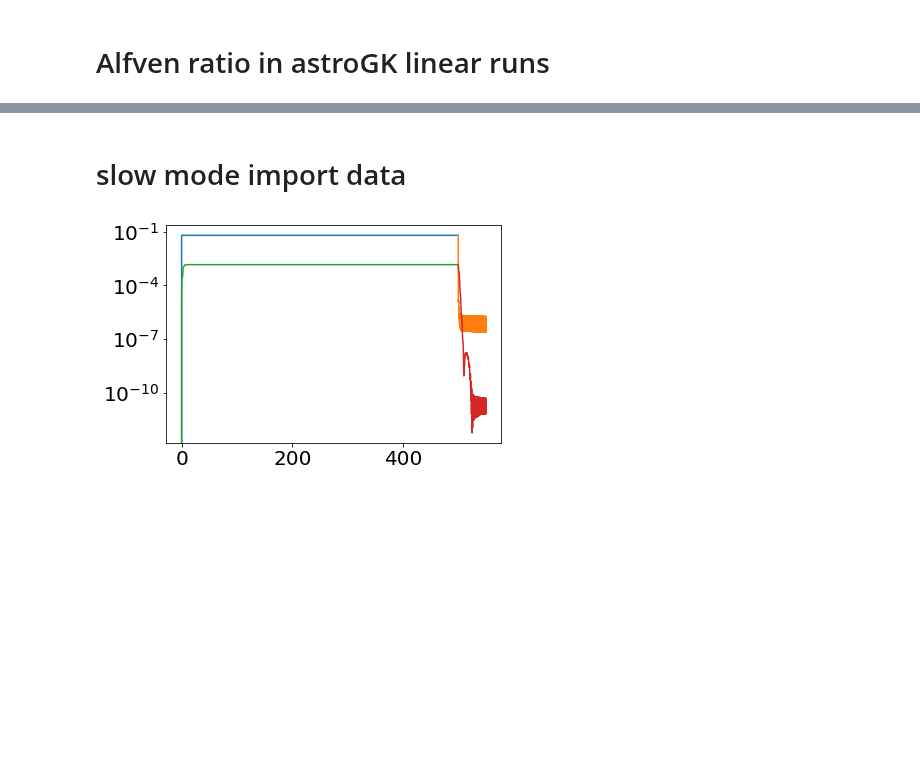
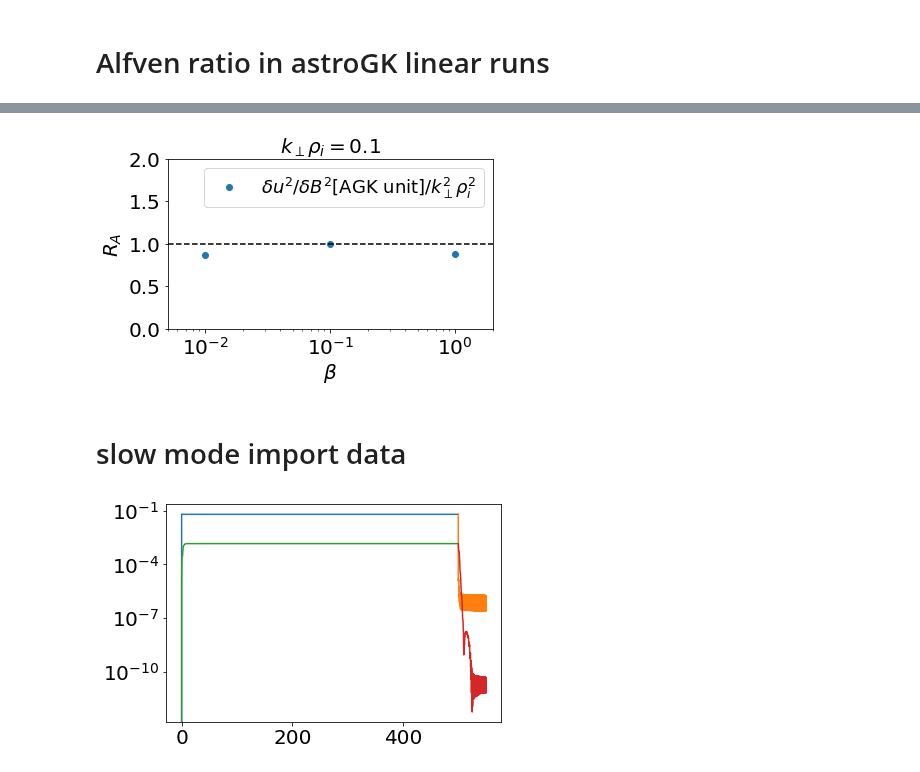
Before and after one commit to YuguangTong/Fourier-Laplace-plasma-response-in-driven-Gyrokinetics, a Jupyter notebook: python/Draft/Draft_20180126.ipynb, the cells around one changed output, grey strips where cells are left out. Cells and saved outputs as stored; diff of their text form; code cells hidden in the pictures; blank space fills up the shorter version.

```diff
--- a/python/Draft/Draft_20180126.ipynb
+++ b/python/Draft/Draft_20180126.ipynb
@@ -17,0 +60,16 @@ mpl.rcParams['legend.fontsize'] = fs-2
+# %%
+mask = [1, 3, 4]
+plt.plot(np.array(betas_alfven)[mask], (np.array(ras_alfven) / np.array(kperps_alfven)**2)[mask], 'o', label=r'$\delta u^2/\delta B^2$[AGK unit]$/k_\perp^2\rho_i^2$')
+plt.xscale('log')
+# plt.yscale('log')
+plt.xlim([5e-3, 2])
+plt.ylim([0, 2])
+plt.axhline(1, linestyle='dashed', color='k')
+plt.xlabel(r'$\beta$')
+plt.ylabel(r'$R_A$')
+plt.legend(loc='best')
+plt.title(r'$k_\perp\rho_i=0.1$')
+plt.tight_layout()
+# plt.savefig('../figures/alfven_ratio_factor_fixed_k.png')
+# %% [output]
+[figure, added]
```
Also changed, not shown: parts of 11 cells of this notebook, 5 other files.
